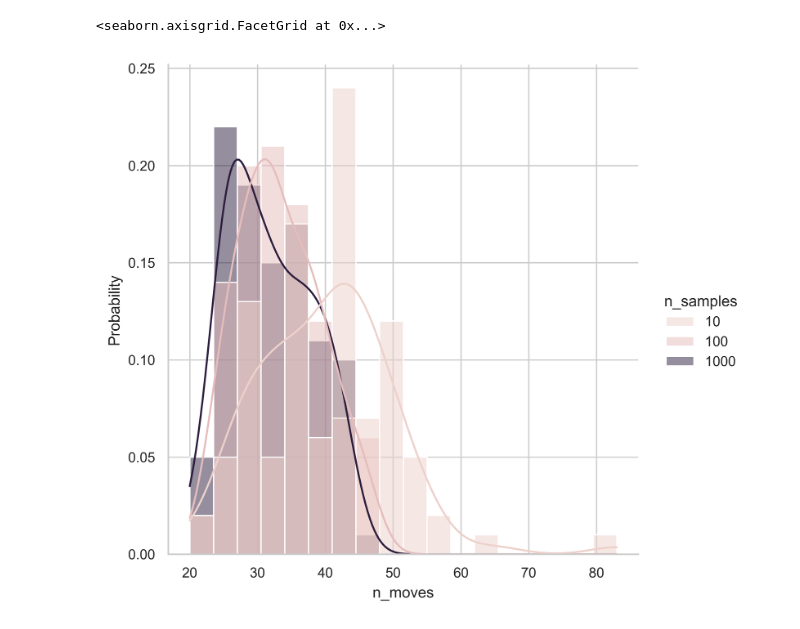
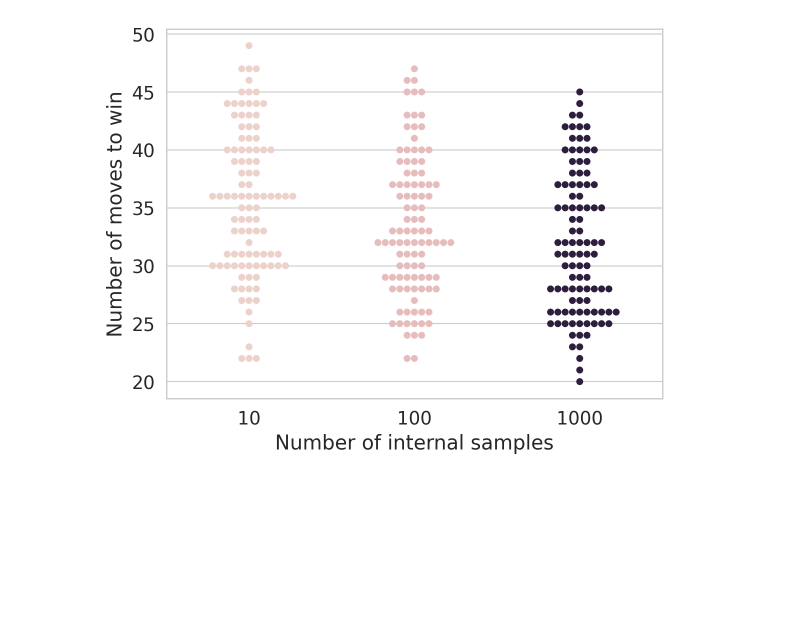
Before and after one commit to gabegrand/battleship, a Jupyter notebook: notebooks/heatmap_baseline.ipynb, the cells around one changed output. Drawn from its saved outputs; the diff is of its cells as text; code cells hidden in the pictures; blank space fills up the shorter version.

```diff
--- a/notebooks/heatmap_baseline.ipynb
+++ b/notebooks/heatmap_baseline.ipynb
@@ -195,6 +190,16 @@ sns.displot(data=pd.DataFrame(results), x="n_moves", hue="n_samples", kind="kde"
-# %%
-# combined histogram and kde
-sns.displot(data=pd.DataFrame(results), x="n_moves", hue="n_samples", kind="hist", stat="probability", common_norm=False, kde=True)
-# %% [output]
-<seaborn.axisgrid.FacetGrid at 0x...>
-[figure, removed]
+# %%
+with sns.plotting_context("paper", font_scale=1.5), sns.axes_style("whitegrid"):
+
+    # combined histogram and kde
+    sns.swarmplot(
+        data=pd.DataFrame(results),
+        x="n_samples",
+        y="n_moves",
+        hue="n_samples",
+        legend=False,
+    )
+
+plt.xlabel("Number of internal samples");
+plt.ylabel("Number of moves to win");
+# %% [output]
+[figure, added]
```
Also changed, not shown: parts of 12 cells of this notebook, 1 other file.
